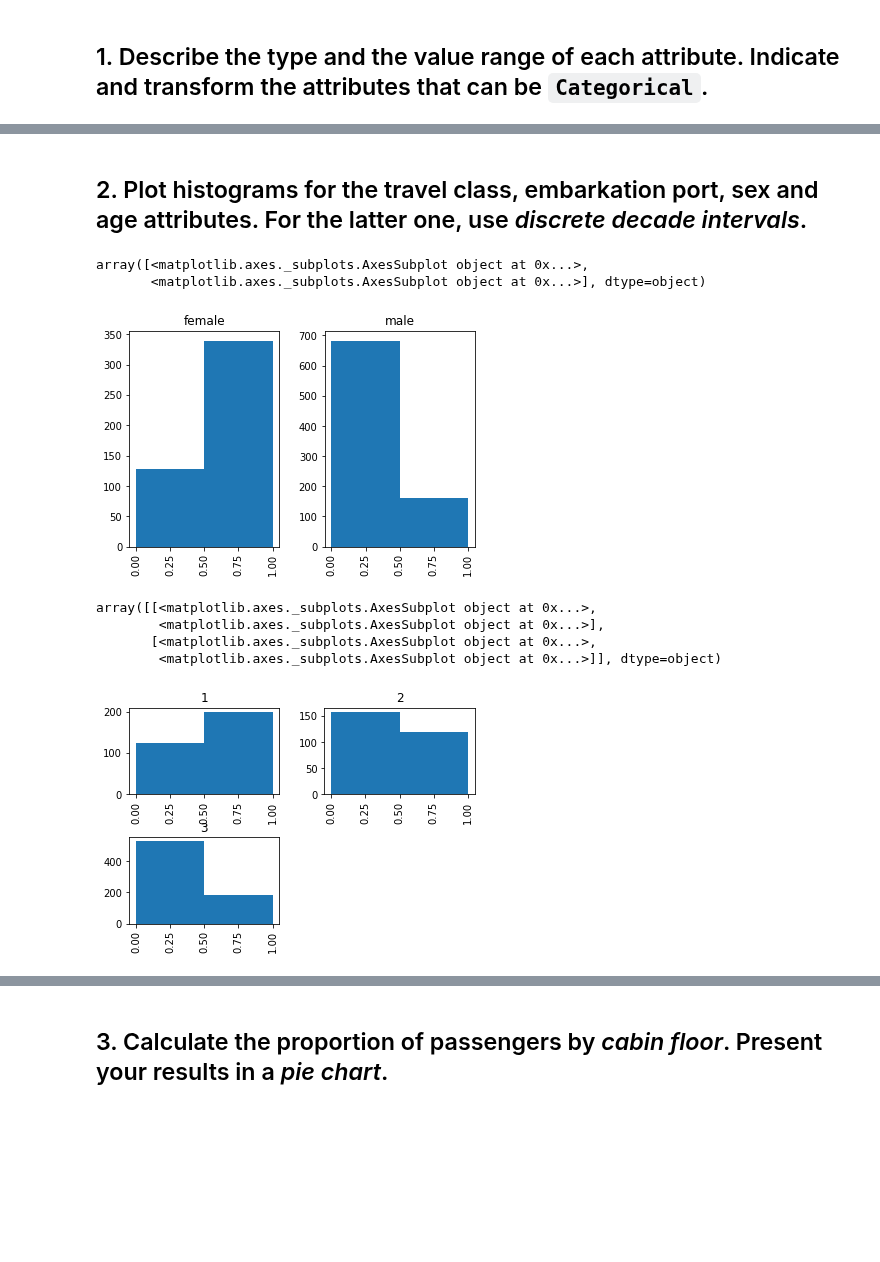
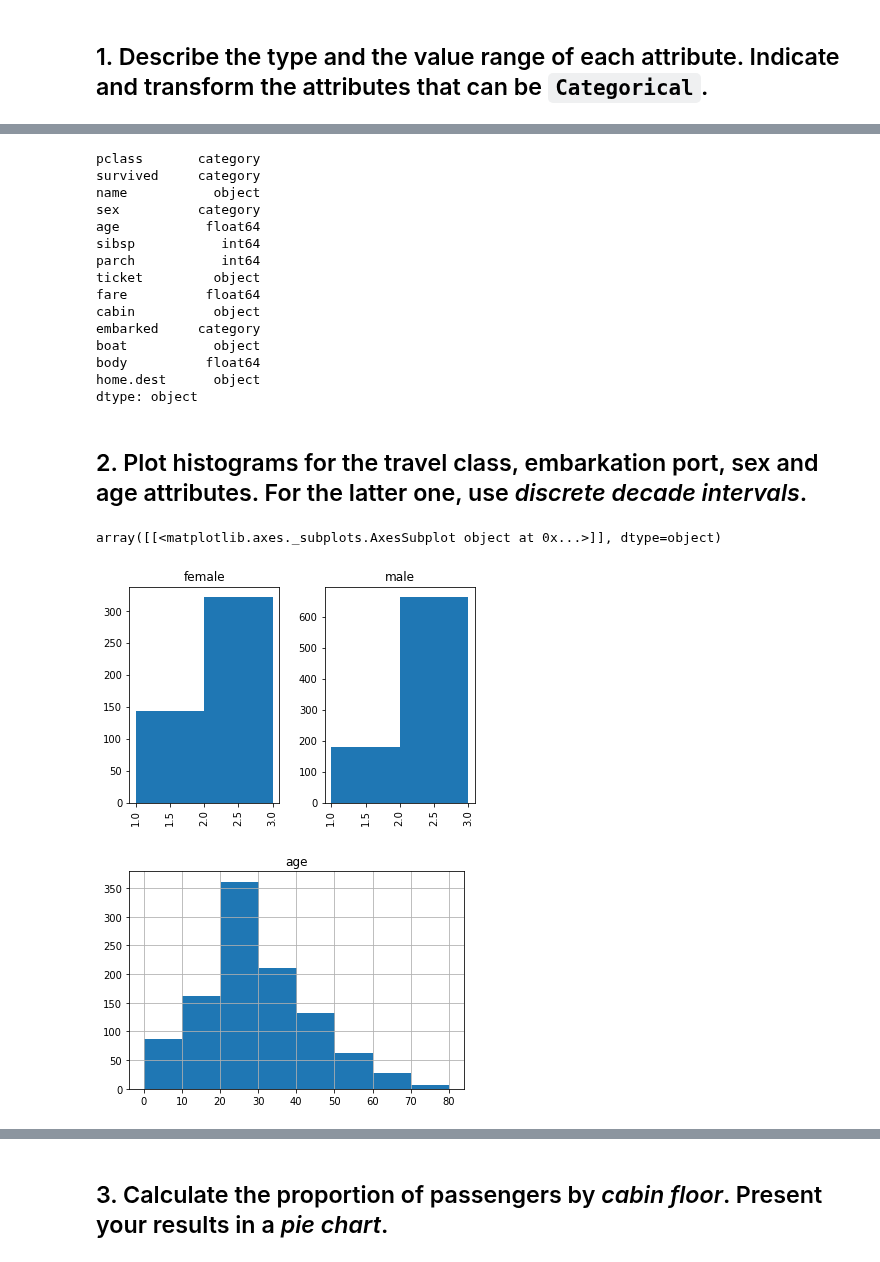
Before and after one commit to mosimann/ADA, a Jupyter notebook: Homework 1.ipynb, the cells around one changed output, grey strips where cells are left out. Drawn from its saved outputs; the diff is of its cells as text; code cells hidden in the pictures; blank space fills up the shorter version.

```diff
--- a/Homework 1.ipynb
+++ b/Homework 1.ipynb
@@ -373,16 +385,37 @@ df
+# %%
+# Transformation of attributes that can be Categorical
+
+df['pclass'] = df.pclass.astype('category')
+df['survived'] = df.survived.astype('category')
+df['sex'] = df.sex.astype('category')
+# je suis pas sure pour embarked
+df['embarked'] = df.embarked.astype('category')
+
+df.pclass.cat.categories
+df.dtypes
+# %% [output]
+pclass       category
+survived     category
+name           object
+sex          category
+age           float64
+sibsp           int64
+parch           int64
+ticket         object
+fare          float64
+cabin          object
+embarked     category
+boat           object
+body          float64
+home.dest      object
+dtype: object
 # %% [markdown]
 ## 2. Plot histograms for the travel class, embarkation port, sex and age attributes. For the latter one, use _discrete decade intervals_.
-# %%
-df.hist(column='survived', grid=True, bins=2, by='sex')
-# %% [output]
-array([<matplotlib.axes._subplots.AxesSubplot object at 0x...>,
-       <matplotlib.axes._subplots.AxesSubplot object at 0x...>], dtype=object)
-[figure, removed]
-# %%
-df.hist(column='survived', grid=True, by='pclass', bins=2)
-# %% [output]
-array([[<matplotlib.axes._subplots.AxesSubplot object at 0x...>,
-        <matplotlib.axes._subplots.AxesSubplot object at 0x...>],
-       [<matplotlib.axes._subplots.AxesSubplot object at 0x...>,
-        <matplotlib.axes._subplots.AxesSubplot object at 0x...>]], dtype=object)
-[figure, removed]
+# %%
+df.hist(column='pclass', grid=True, bins=2, by='sex',xlabelsize=None)
+#df.hist(column='sex', grid=True, bins=1,xlabelsize=None)
+df.hist(column='age', grid=True, bins=8,xlabelsize=None)
+# %% [output]
+array([[<matplotlib.axes._subplots.AxesSubplot object at 0x...>]], dtype=object)
+[figure, added]
+[figure, added]
```
Also changed, not shown: parts of 6 cells of this notebook.
